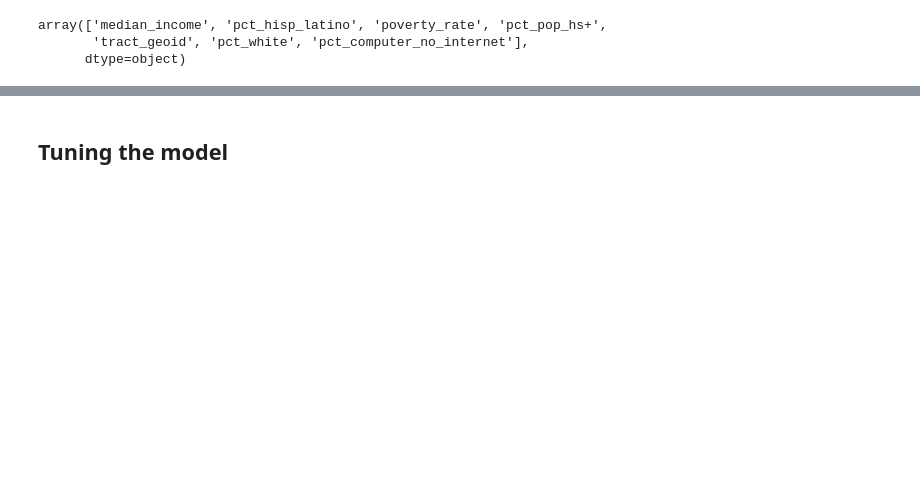
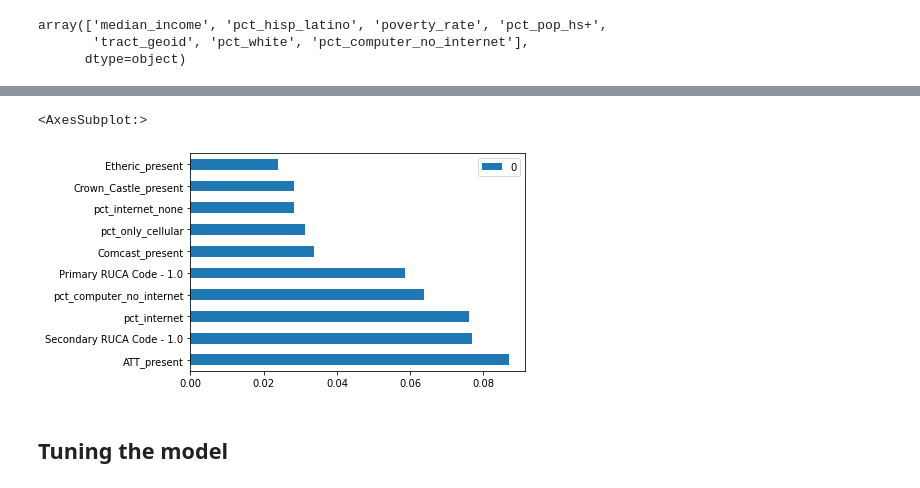
Before and after one commit to jcweaver/broadband-capstone, a Jupyter notebook: notebooks/SE_XGBoost_HealthInsurance.ipynb, the cells around one changed output, grey strips where cells are left out. Saved outputs shown, nothing was run; the diff lists cells and outputs as text; code cells hidden in the pictures; blank space fills up the shorter version.

```diff
--- a/notebooks/SE_XGBoost_HealthInsurance.ipynb
+++ b/notebooks/SE_XGBoost_HealthInsurance.ipynb
@@ -84,0 +203,5 @@ key_vars = ['median_income',
+# %%
+feature_importance_broadband_vars.head(10).plot.barh()
+# %% [output]
+<AxesSubplot:>
+[figure, added]
```
Also changed, not shown: parts of 12 cells of this notebook, 4 other files.
